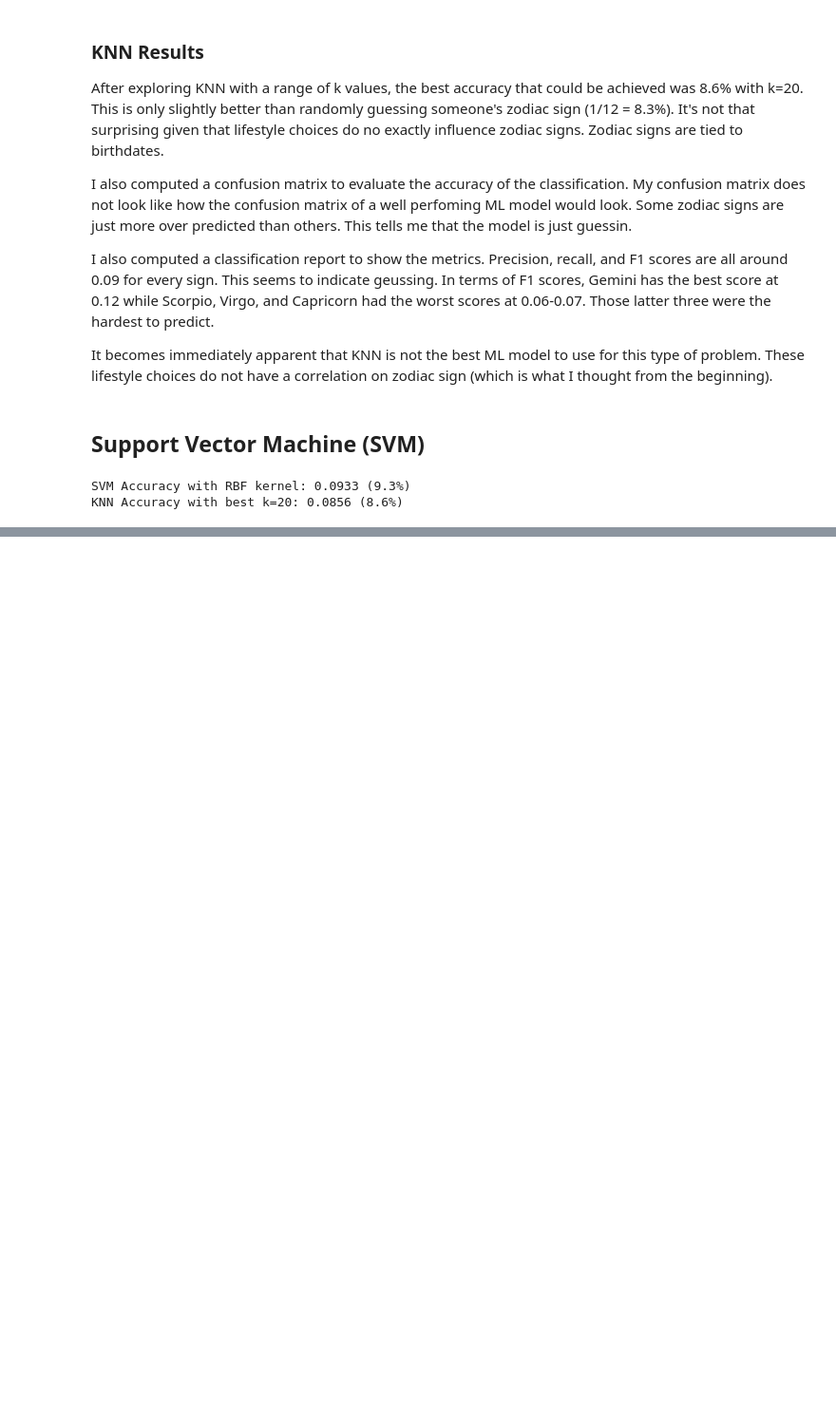
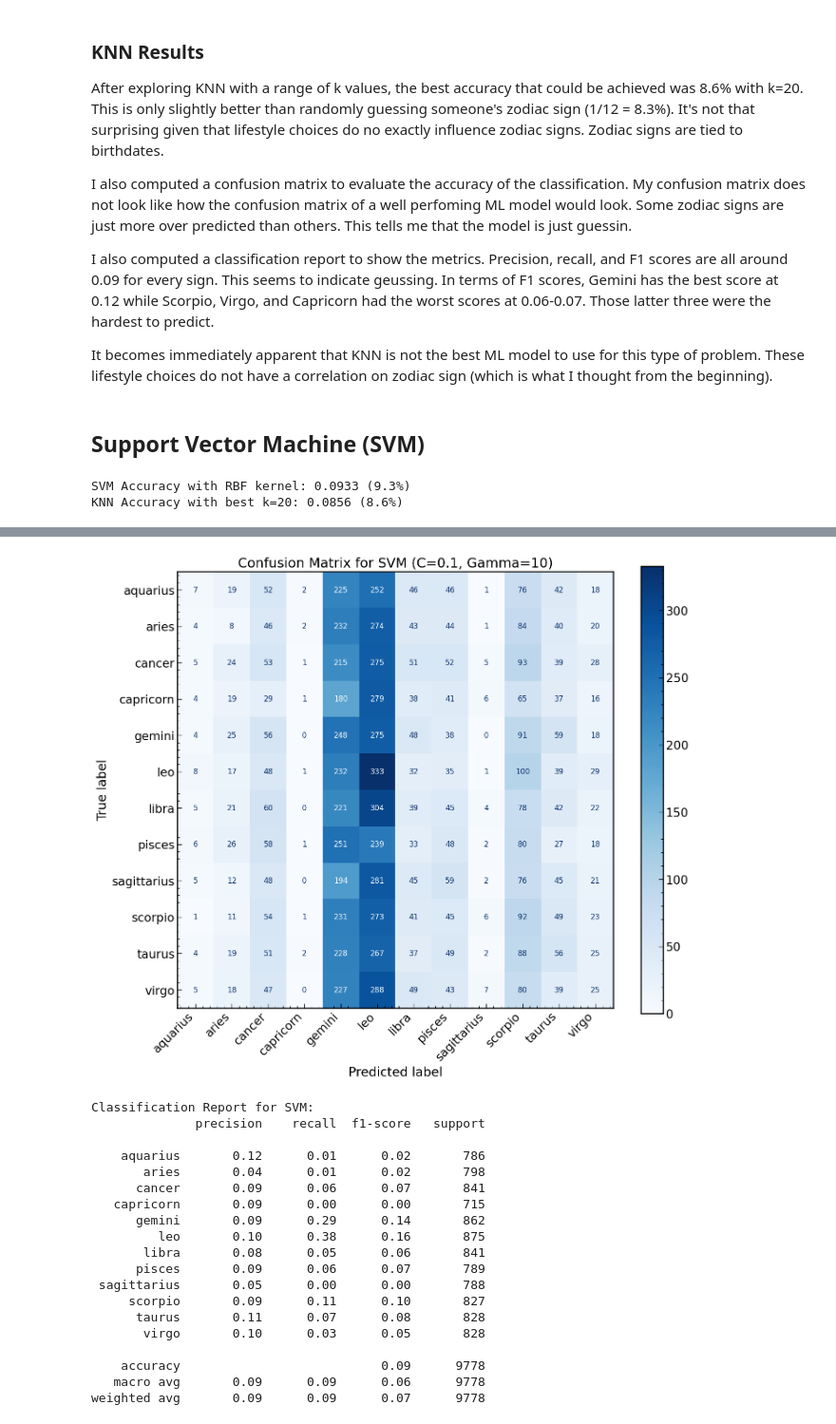
Before and after one commit to ovesa/OKCupid_ML, a Jupyter notebook: main_project.ipynb, the cells around one changed output, grey strips where cells are left out. Shown at 95% size. Cells and saved outputs as stored; diff of their text form; code cells hidden in the pictures; blank space fills up the shorter version.

```diff
--- a/main_project.ipynb
+++ b/main_project.ipynb
@@ -610,0 +645,35 @@ print(f"\nBest C: {best_c} with accuracy: {max(C_accuracies)*100:.1f}%")
+# %%
+# confusion matrix for SVM with best parameters
+fig, ax = plt.subplots(figsize=(12, 10))
+cm_svm = confusion_matrix(y_test, y_pred_svm)
+disp = ConfusionMatrixDisplay(confusion_matrix=cm_svm, display_labels=svm_grid.classes_)
+disp.plot(ax=ax, colorbar=True, cmap='Blues')
+plt.title('Confusion Matrix for SVM (C=0.1, Gamma=10)')
+plt.xticks(rotation=45, ha='right')
+plt.tight_layout()
+plt.show()
+
+# classification report for SVM
+print("Classification Report for SVM:")
+print(classification_report(y_test, y_pred_svm))
+# %% [output]
+[figure, added]
+Classification Report for SVM:
+              precision    recall  f1-score   support
+
+    aquarius       0.12      0.01      0.02       786
+       aries       0.04      0.01      0.02       798
+      cancer       0.09      0.06      0.07       841
+   capricorn       0.09      0.00      0.00       715
+      gemini       0.09      0.29      0.14       862
+         leo       0.10      0.38      0.16       875
+       libra       0.08      0.05      0.06       841
+      pisces       0.09      0.06      0.07       789
+ sagittarius       0.05      0.00      0.00       788
+     scorpio       0.09      0.11      0.10       827
+      taurus       0.11      0.07      0.08       828
+       virgo       0.10      0.03      0.05       828
+
+    accuracy                           0.09      9778
+   macro avg       0.09      0.09      0.06      9778
+weighted avg       0.09      0.09      0.07      9778
```
Also changed, not shown: parts of 6 cells of this notebook.
